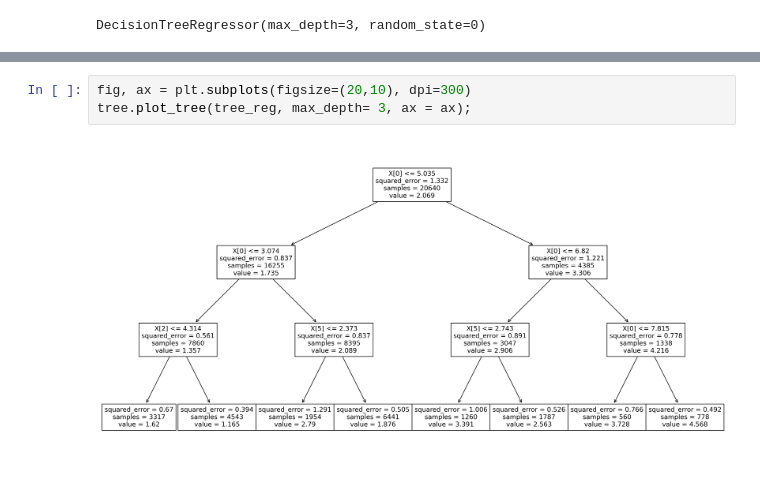
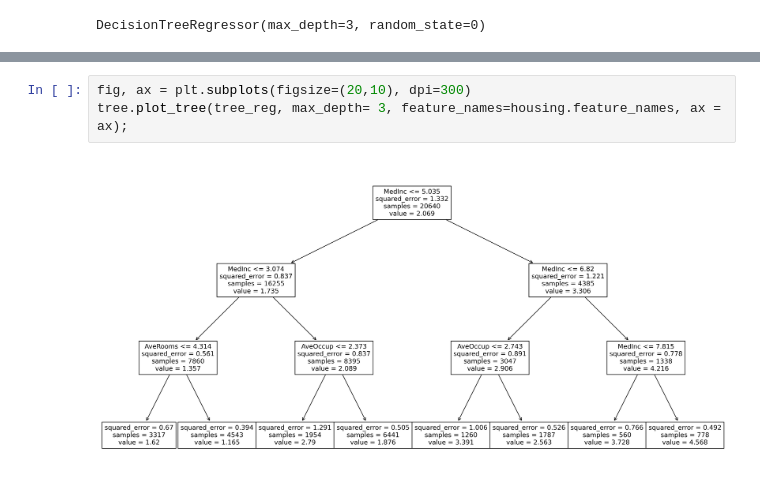
Before and after one commit to brajard/MAT330, a Jupyter notebook: notebooks/Regression_tree_example.ipynb, the cells around one changed output, grey strips where cells are left out. Saved outputs shown, nothing was run; the diff lists cells and outputs as text.

```diff
--- a/notebooks/Regression_tree_example.ipynb
+++ b/notebooks/Regression_tree_example.ipynb
@@ -42,5 +35,5 @@ graph
 # %%
 fig, ax = plt.subplots(figsize=(20,10), dpi=300)
-tree.plot_tree(tree_reg, max_depth= 3, ax = ax);
+tree.plot_tree(tree_reg, max_depth= 3, feature_names=housing.feature_names, ax = ax);
 # %% [output]
-[figure, old version]
+[figure, new version]
```
Also changed, not shown: parts of 2 cells of this notebook, 2 other files.
